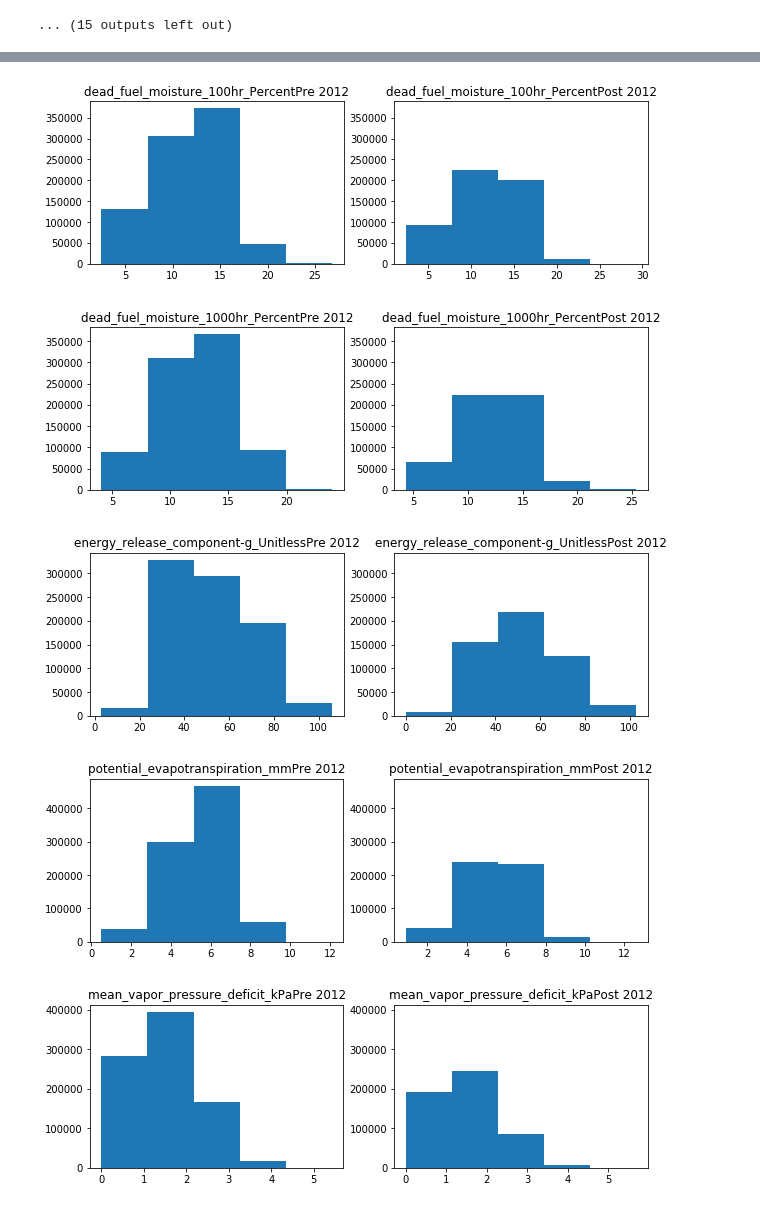
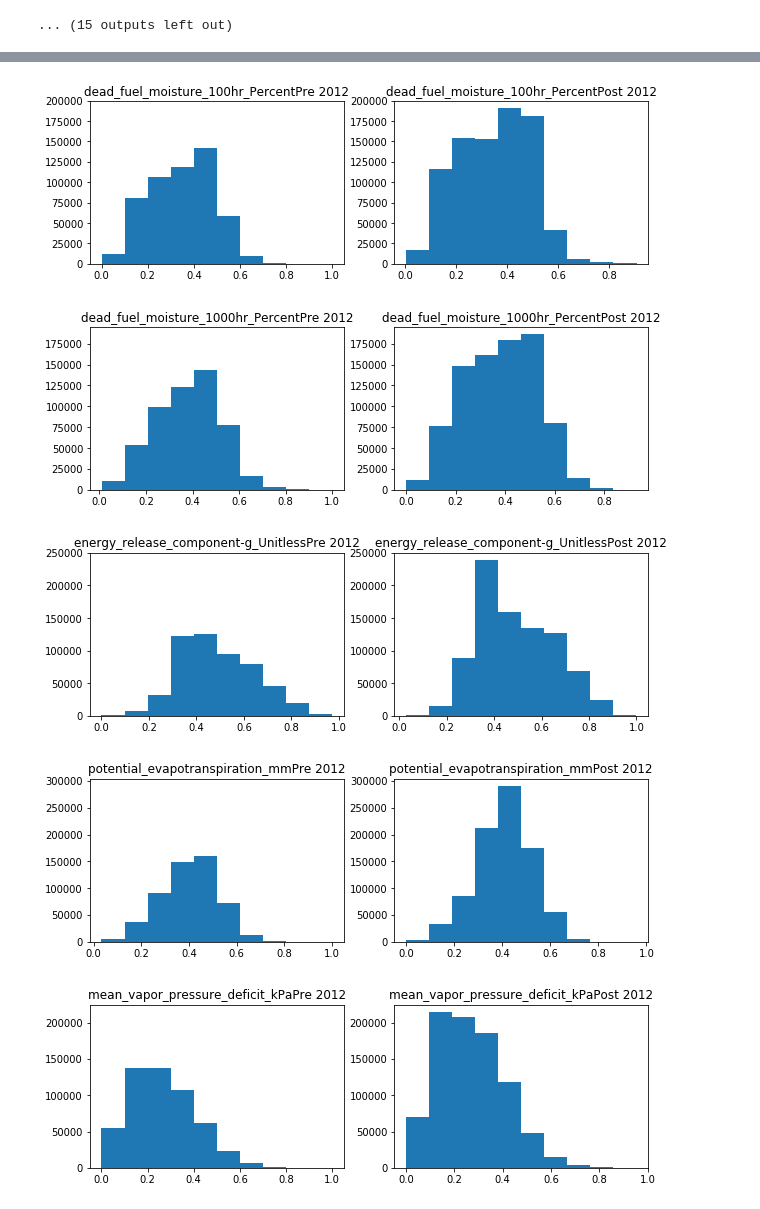
Before and after one commit to MCGallaspy/mas_dse_capstone, a Jupyter notebook: notebooks/gridMet/LSTM Trial4-Data Robustness Check.ipynb, the cells around one changed output, grey strips where cells are left out. Cells and saved outputs as stored; diff of their text form; code cells hidden in the pictures.

Commit message:
rmalize data for hist

```diff
--- a/notebooks/gridMet/LSTM Trial4-Data Robustness Check.ipynb
+++ b/notebooks/gridMet/LSTM Trial4-Data Robustness Check.ipynb
@@ -571,3 +567,17 @@ df_pre_2012 = df_mod[df_mod['year']<2012]
+# %%
+#Normalize data
+
+df_mod['year'] = df_mod.apply(lambda row: row.date.year, axis = 1)
+columns = [*df_mod.columns, ]
+columns.remove('date')
+columns.remove('year')
+x =     df_mod[df_mod.columns[~df_mod.columns.isin(['date','year'])]].values
+scaler = MinMaxScaler(feature_range=(0, 1))
+norm_Df = pd.DataFrame(data = scaler.fit_transform(x), columns = columns)
+norm_Df['year'] = df_mod['year']
+
+df1 = norm_Df[norm_Df['year']>=2012]
+df2 = norm_Df[norm_Df['year']<2012]
 # %%
 col_list = ['precipitation_amount_mm', 'relative_humidity_%','specific_humidity_kg/kg',
        'surface_downwelling_shortwave_flux_in_air_W m-2',
@@ -582,8 +592,8 @@ for item in col_list:
     f = plt.figure(figsize=(10,3))
     ax = f.add_subplot(121)
     ax2 = f.add_subplot(122,sharey = ax)
-    ax.hist(df_pre_2012[item], bins = 5)
-    ax2.hist(df_post_2012[item], bins = 5)
+    ax.hist(df1[item], bins = 10)
+    ax2.hist(df2[item], bins = 10)
     ax.title.set_text(item + 'Pre 2012')
     ax2.title.set_text(item + 'Post 2012')
 # %% [output]
@@ -599,5 +609,5 @@ for item in col_list:
-[figure, old version]
+[figure, new version]
-[figure, old version]
+[figure, new version]
-[figure, old version]
+[figure, new version]
-[figure, old version]
+[figure, new version]
-[figure, old version]
+[figure, new version]
```
Also changed, not shown: parts of 2 cells of this notebook.
